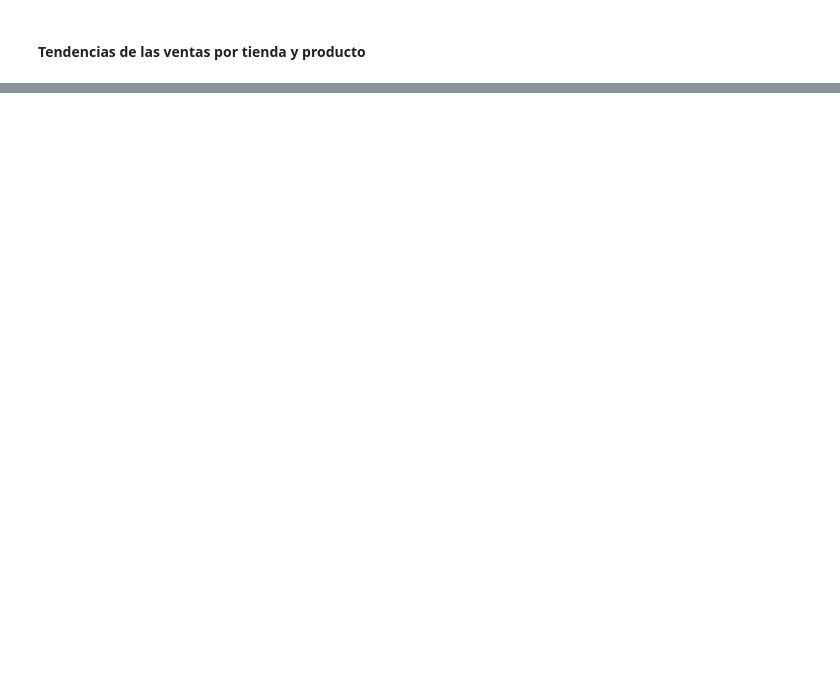
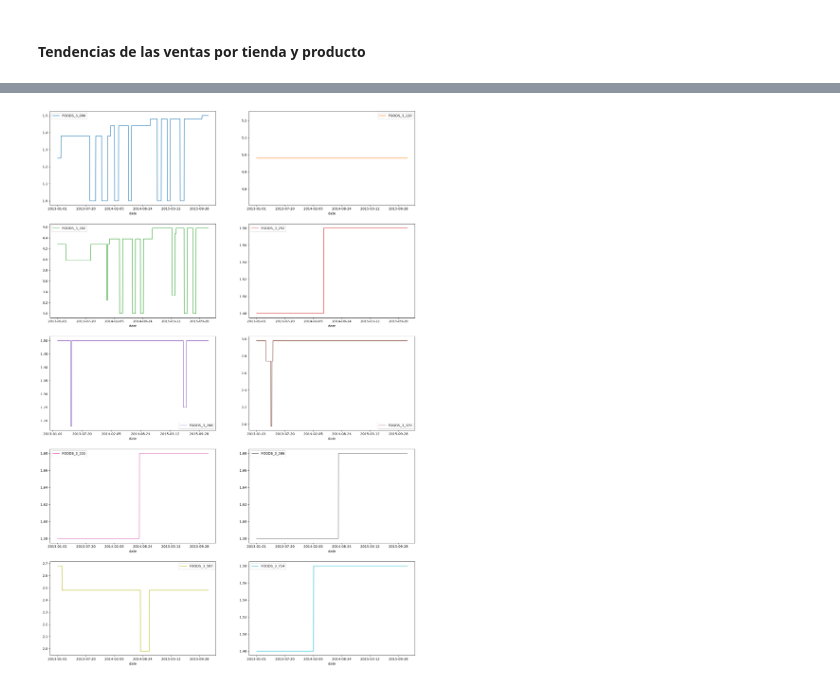
Before and after one commit to DataRex-47/02_FORECASTING, a Jupyter notebook: 03_notebooks/03_EDA.ipynb, the cells around one changed output, grey strips where cells are left out. Saved outputs shown, nothing was run; the diff lists cells and outputs as text; code cells hidden in the pictures; blank space fills up the shorter version.

```diff
--- a/03_notebooks/03_EDA.ipynb
+++ b/03_notebooks/03_EDA.ipynb
@@ -144,0 +178,7 @@ df.head()
+# %%
+ (df.loc[df.store_id == 'CA_3'].groupby(['date','item_id'])['sell_price'].sum()
+ .reset_index()
+ .pivot_table(index='date', columns='item_id', values='sell_price', aggfunc='mean')
+ .plot(subplots=True, layout =(5,2),sharex=False,figsize = (20,30)));
+# %% [output]
+[figure, added]
```
Also changed, not shown: parts of 18 cells of this notebook, 14 other files.
